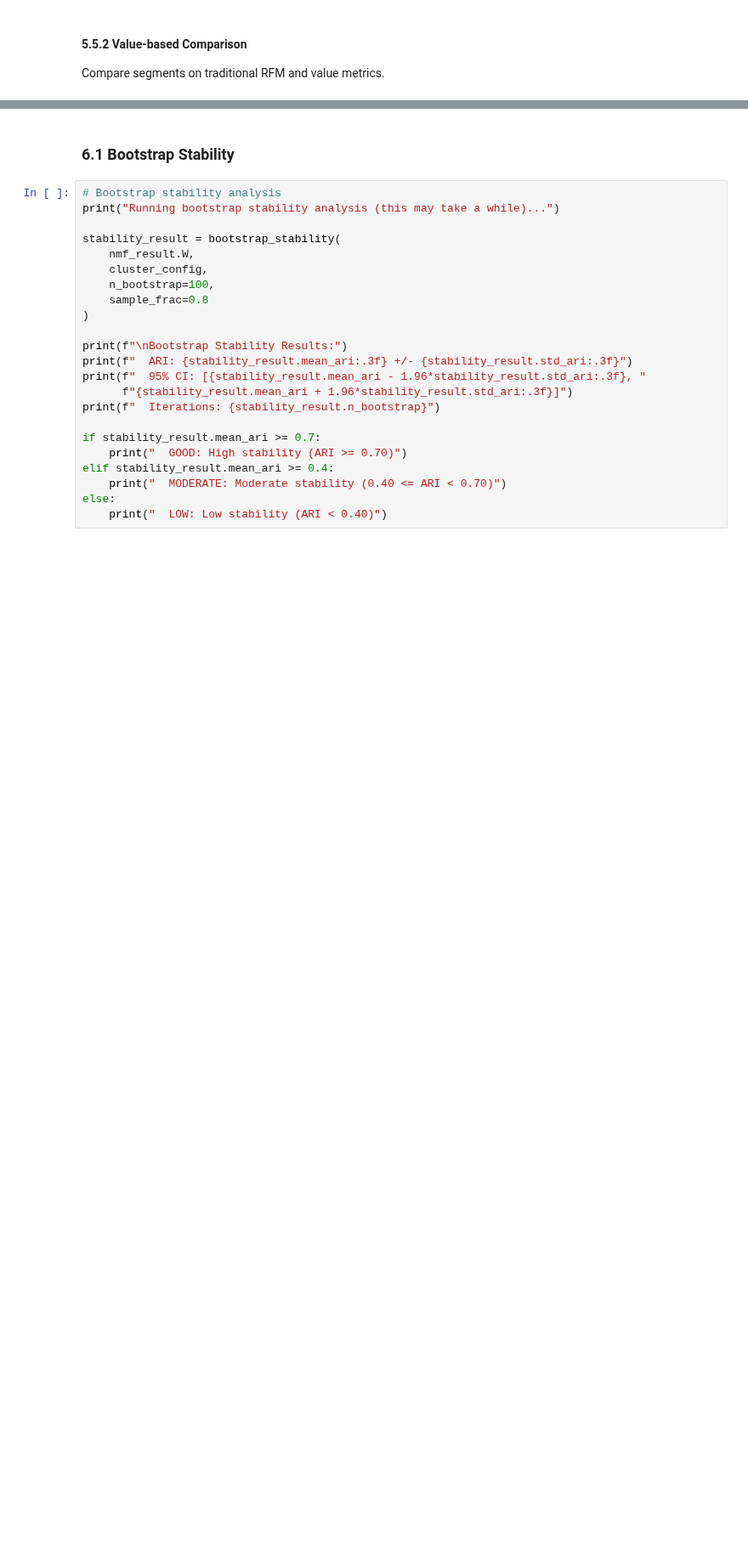
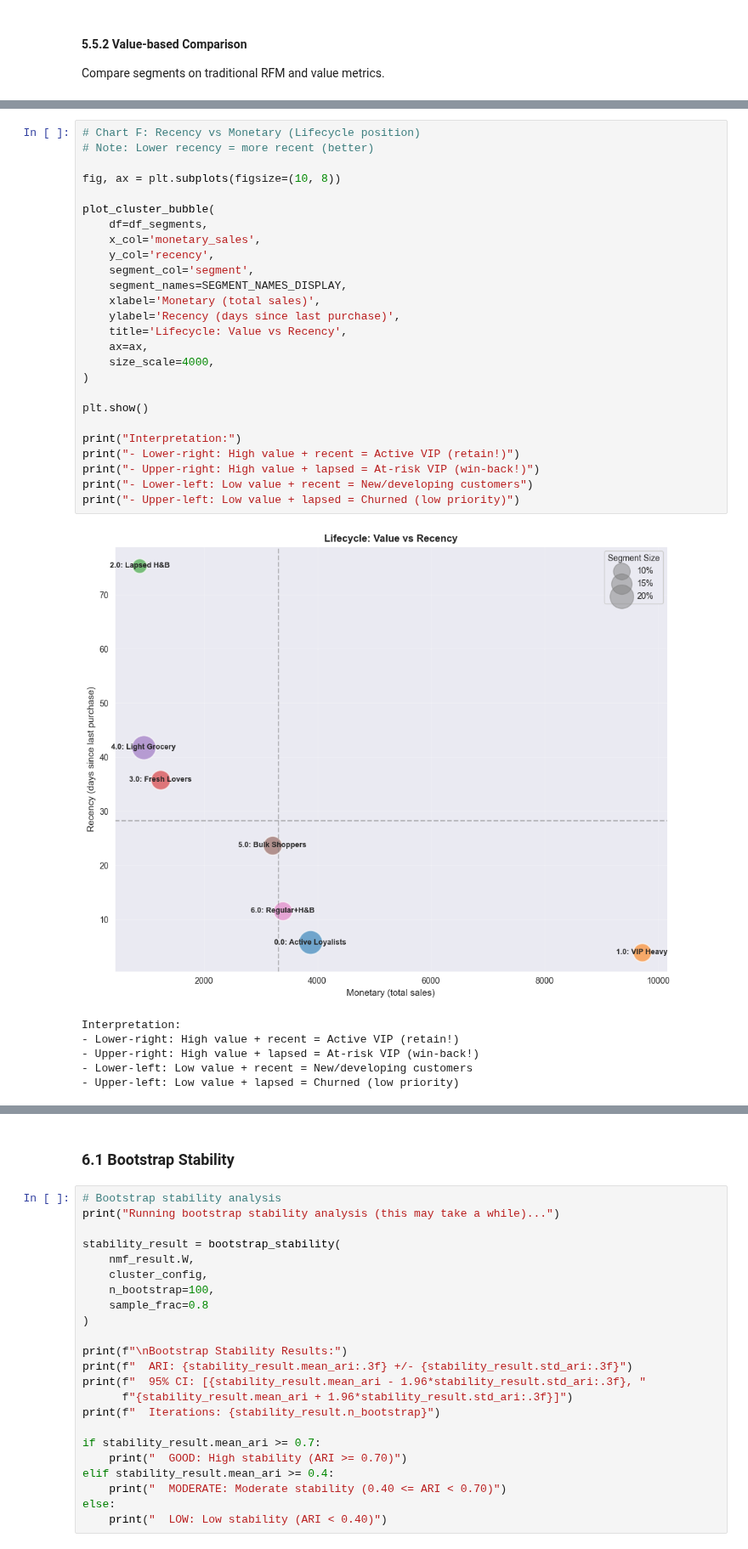
Before and after one commit to tae73/side-projects, a Jupyter notebook: projects/segmentation_dunnhumby/notebook/02_exploratory_segments.ipynb, the cells around one changed output, grey strips where cells are left out. Shown at 85% size. Saved outputs shown, nothing was run; the diff lists cells and outputs as text; blank space fills up the shorter version.

```diff
--- a/projects/segmentation_dunnhumby/notebook/02_exploratory_segments.ipynb
+++ b/projects/segmentation_dunnhumby/notebook/02_exploratory_segments.ipynb
@@ -1306,0 +1399,33 @@ Compare segments on traditional RFM and value metrics.
+# %%
+# Chart F: Recency vs Monetary (Lifecycle position)
+# Note: Lower recency = more recent (better)
+
+fig, ax = plt.subplots(figsize=(10, 8))
+
+plot_cluster_bubble(
+    df=df_segments,
+    x_col='monetary_sales',
+    y_col='recency',
+    segment_col='segment',
+    segment_names=SEGMENT_NAMES_DISPLAY,
+    xlabel='Monetary (total sales)',
+    ylabel='Recency (days since last purchase)',
+    title='Lifecycle: Value vs Recency',
+    ax=ax,
+    size_scale=4000,
+)
+
+plt.show()
+
+print("Interpretation:")
+print("- Lower-right: High value + recent = Active VIP (retain!)")
+print("- Upper-right: High value + lapsed = At-risk VIP (win-back!)")
+print("- Lower-left: Low value + recent = New/developing customers")
+print("- Upper-left: Low value + lapsed = Churned (low priority)")
+# %% [output]
+[figure, added]
+Interpretation:
+- Lower-right: High value + recent = Active VIP (retain!)
+- Upper-right: High value + lapsed = At-risk VIP (win-back!)
+- Lower-left: Low value + recent = New/developing customers
+- Upper-left: Low value + lapsed = Churned (low priority)
```
Also changed, not shown: parts of 11 cells of this notebook.
